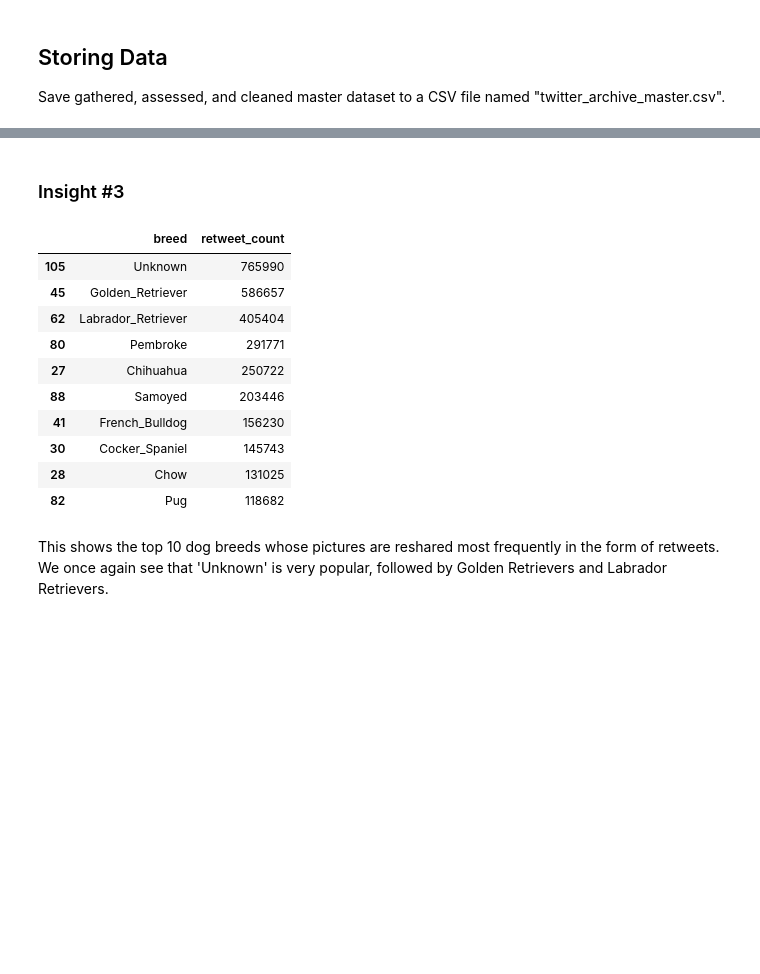
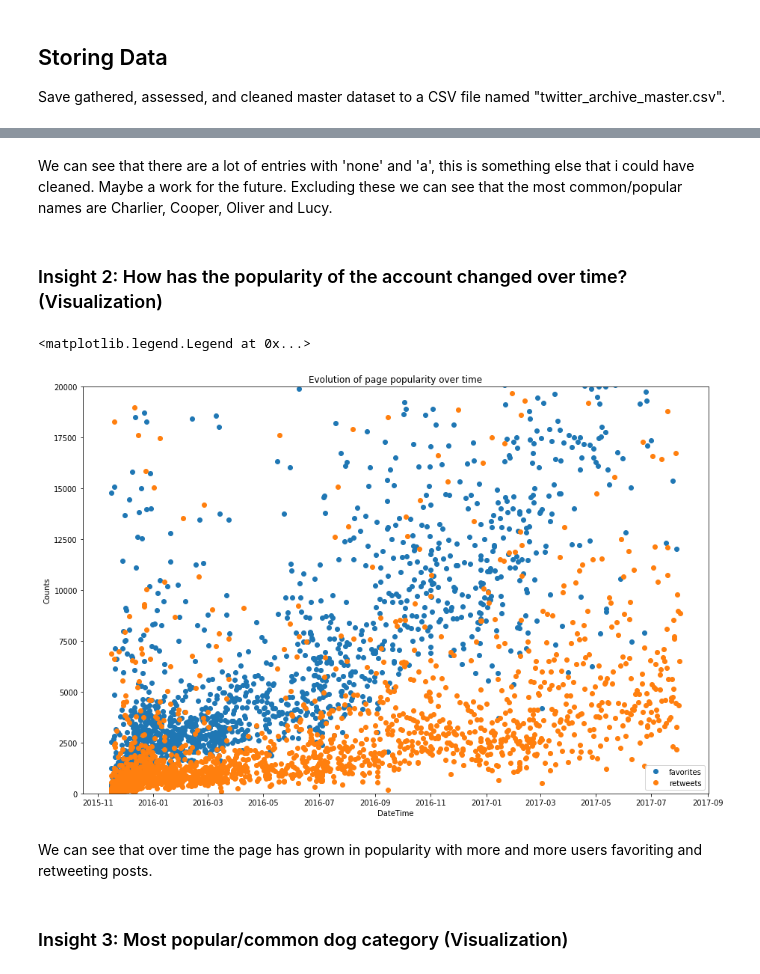
Before and after one commit to Vgarg027/Practice, a Jupyter notebook: wrangle_act.ipynb, the cells around one changed output, grey strips where cells are left out. Cells and saved outputs as stored; diff of their text form; code cells hidden in the pictures; blank space fills up the shorter version.

```diff
--- a/wrangle_act.ipynb
+++ b/wrangle_act.ipynb
@@ -727,0 +908,6 @@ image_prediction_clean['breed'] = image_prediction_clean.breed.str.title()
+# %%
+#First lets make a copy of the data frame
+twitter_3 = twitter_api.copy()
+
+#print the dataframe
+twitter_3.sample(3)
@@ -727,0 +921,7 @@ image_prediction_clean['breed'] = image_prediction_clean.breed.str.title()
+# %%
+# Merge all the datasets
+#First merge twitter 1 and twitter 2
+twitter_merge1 = pd.merge(twitter_1, twitter_2,
+                               how = 'left', on = ['tweet_id'])
+
+twitter_merge1 = twitter_merge1[twitter_merge1['image_url'].notnull()]
@@ -727,0 +948,4 @@ image_prediction_clean['breed'] = image_prediction_clean.breed.str.title()
+# %%
+#Now merge the first half to twitter 3
+twitter_clean = pd.merge(twitter_merge1, twitter_3,
+                         how = 'left', on = ['tweet_id'])
@@ -825,0 +988,2 @@ df.head()
+# %%
+twitter_archive_master = twitter_clean.copy()
@@ -916,2 +1048,26 @@ The next most frequent dog breed is a Golden Retriever, followed by Labrador Ret
+# %% [markdown]
+We can see that there are a lot of entries with 'none' and 'a', this is something else that i could have cleaned. Maybe a work for the future. Excluding these we can see that the most common/popular names are Charlier, Cooper, Oliver and Lucy.
+# %% [markdown]
+### Insight 2: How has the popularity of the account changed over time? (Visualization)
+# %%
+timestamp = pd.DataFrame(twitter_archive_master.timestamp)
+
+#plotting
+fig, ax = plt.subplots(figsize = (15,10))
+
+ax.plot_date(timestamp,twitter_archive_master.favorites)
+ax.plot_date(timestamp, twitter_archive_master.retweets)
+ax.set_ylim([0, 20000])
+
+#labels
+ax.set_title('Evolution of page popularity over time')
+ax.set_xlabel('DateTime')
+ax.set_ylabel('Counts')
+ax.legend()
+# %% [output]
+<matplotlib.legend.Legend at 0x...>
+[figure, added]
+# %% [markdown]
+We can see that over time the page has grown in popularity with more and more users favoriting and retweeting posts.
 # %% [markdown]
-### Insight #3
+### Insight 3:  Most popular/common dog category (Visualization)
@@ -920,18 +1073,0 @@ fav_breed = df.groupby('breed')['retweet_count'].sum().reset_index()
-# %%
-top_10 = fav_breed.sort_values(by='retweet_count', ascending=False).head(10)
-
-top_10
-# %% [output]
-|  | breed | retweet_count |
-| 105 | Unknown | 765990 |
-| 45 | Golden_Retriever | 586657 |
-| 62 | Labrador_Retriever | 405404 |
-| 80 | Pembroke | 291771 |
-| 27 | Chihuahua | 250722 |
-| 88 | Samoyed | 203446 |
-| 41 | French_Bulldog | 156230 |
-| 30 | Cocker_Spaniel | 145743 |
-| 28 | Chow | 131025 |
-| 82 | Pug | 118682 |
-# %% [markdown]
-This shows the top 10 dog breeds whose pictures are reshared most frequently in the form of retweets. We once again see that 'Unknown' is very popular, followed by Golden Retrievers and Labrador Retrievers.
```
Also changed, not shown: parts of 223 cells of this notebook.
